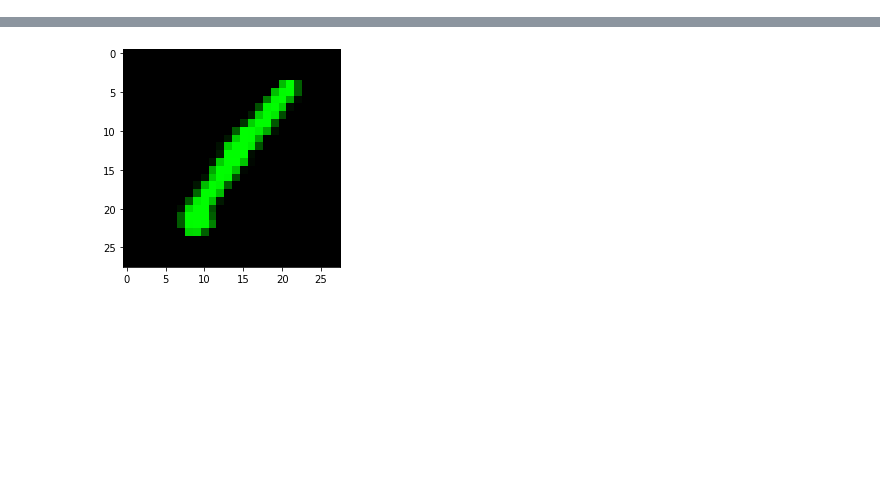
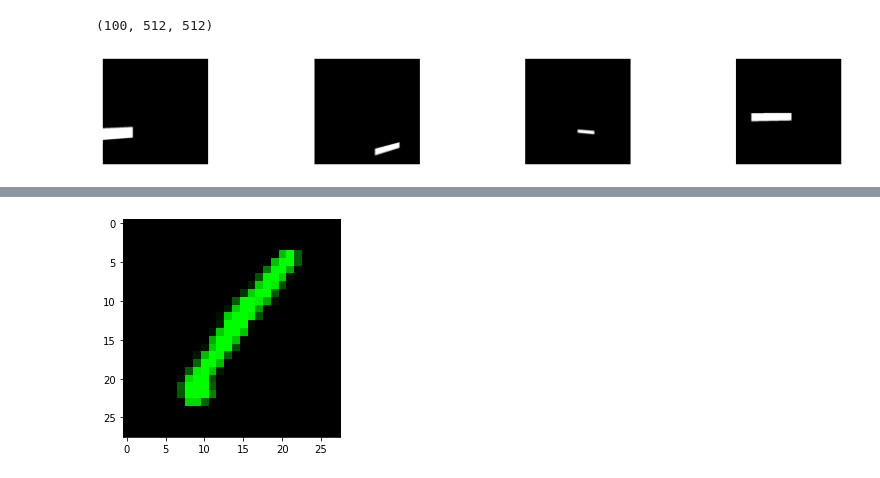
Before and after one commit to tunmustard/features_extractions, a Jupyter notebook: projects/billid/main_data_set_preparation.ipynb, the cells around one changed output, grey strips where cells are left out. Drawn from its saved outputs; the diff is of its cells as text; code cells hidden in the pictures; blank space fills up the shorter version.

```diff
--- a/projects/billid/main_data_set_preparation.ipynb
+++ b/projects/billid/main_data_set_preparation.ipynb
@@ -772,0 +582,8 @@ Show first 5 images of Y:
+# %%
+###Prepare Y dataset, reading from directory
+images_y = Image_generator.load_from_folder("../../Data/billid/syntetic_data_set", file_filter_regex = r'\d+\.cs\.png$', cv_read_mode = cv.IMREAD_GRAYSCALE)
+print(images_y.shape)
+dbug.show_images_list(images_y[:4], col_number = 4)
+# %% [output]
+(100, 512, 512)
+[figure, added]
```
Also changed, not shown: parts of 18 cells of this notebook.
